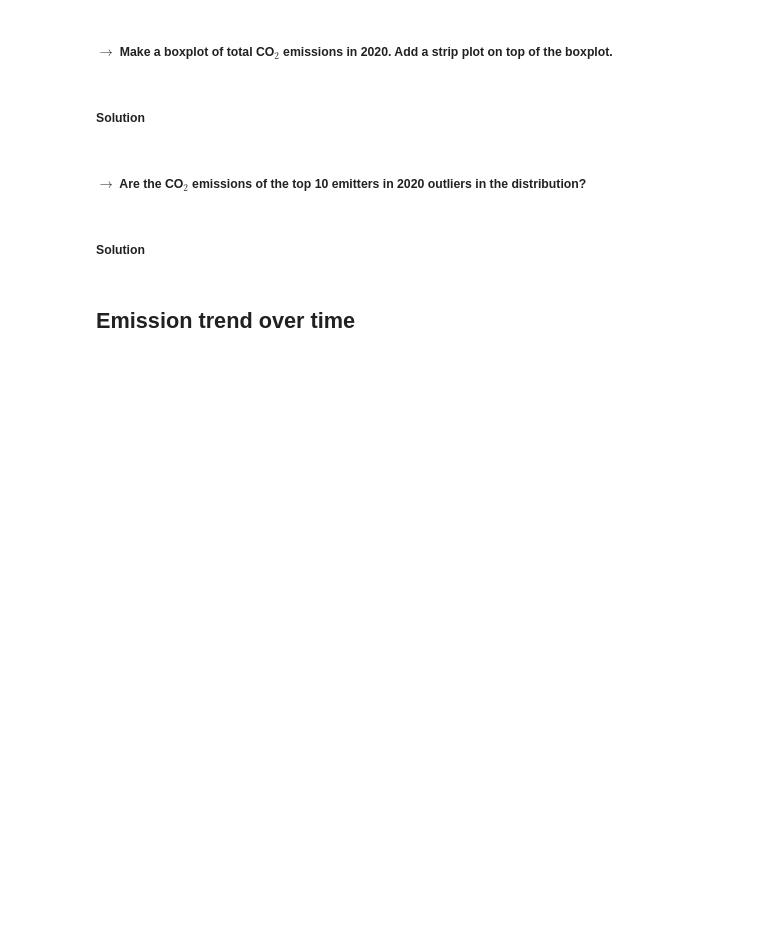
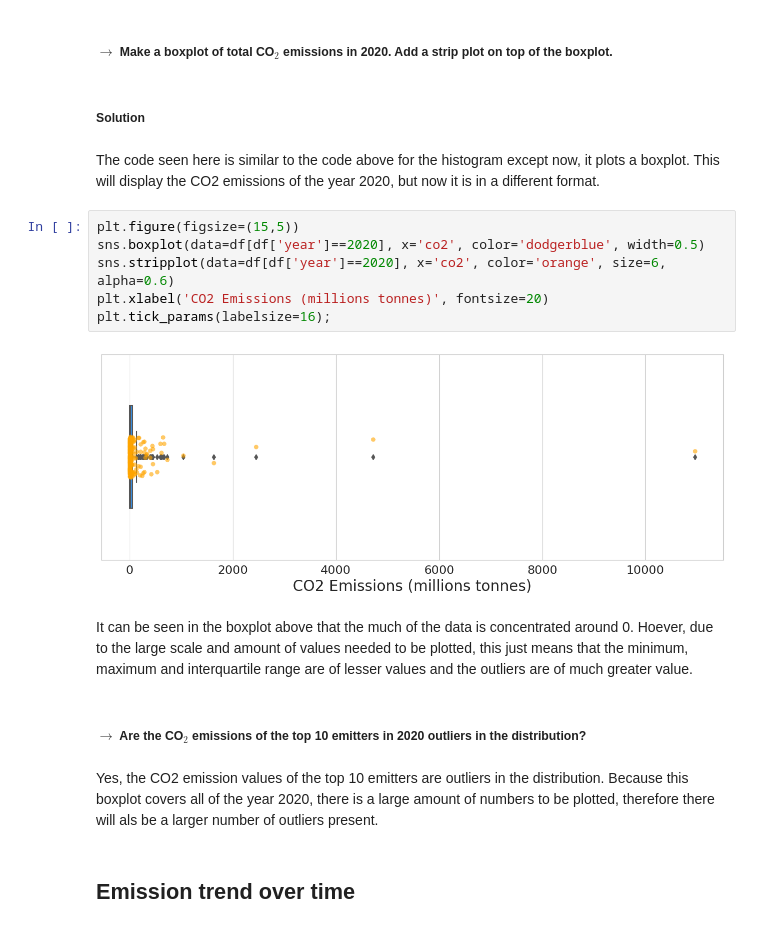
Before and after one commit to jbornilla/co2emissions, a Jupyter notebook: Julia_Bornilla_MATH_2315_Lab_1.ipynb, the cells around one changed output. Cells and saved outputs as stored; diff of their text form; blank space fills up the shorter version.

```diff
--- a/Julia_Bornilla_MATH_2315_Lab_1.ipynb
+++ b/Julia_Bornilla_MATH_2315_Lab_1.ipynb
@@ -138,10 +241,22 @@ Name: year, Length: 46523, dtype: int64
 ##### $\rightarrow$ Make a boxplot of total CO$_2$ emissions in 2020. Add a strip plot on top of the boxplot.
 # %% [markdown]
 ##### Solution
+# %% [markdown]
+The code seen here is similar to the code above for the histogram except now, it plots a boxplot. This will display the CO2 emissions of the year 2020, but now it is in a different format.
+# %%
+plt.figure(figsize=(15,5))
+sns.boxplot(data=df[df['year']==2020], x='co2', color='dodgerblue', width=0.5)
+sns.stripplot(data=df[df['year']==2020], x='co2', color='orange', size=6, alpha=0.6)
+plt.xlabel('CO2 Emissions (millions tonnes)', fontsize=20)
+plt.tick_params(labelsize=16);
+# %% [output]
+[figure, added]
+# %% [markdown]
+It can be seen in the boxplot above that the much of the data is concentrated around 0. Hoever, due to the large scale and amount of values needed to be plotted, this just means that the minimum, maximum and interquartile range are of lesser values and the outliers are of much greater value.
 # %% [markdown]
 ##### $\rightarrow$ Are the CO$_2$ emissions of the top 10 emitters in 2020 outliers in the distribution?
-# %% [markdown]
-##### Solution
+# %% [markdown]
+Yes, the CO2 emission values of the top 10 emitters are outliers in the distribution. Because this boxplot covers all of the year 2020, there is a large amount of numbers to be plotted, therefore there will als be a larger number of outliers present.
 # %% [markdown]
 ## Emission trend over time
 # %% [markdown]
```
Also changed, not shown: parts of 47 cells of this notebook.
